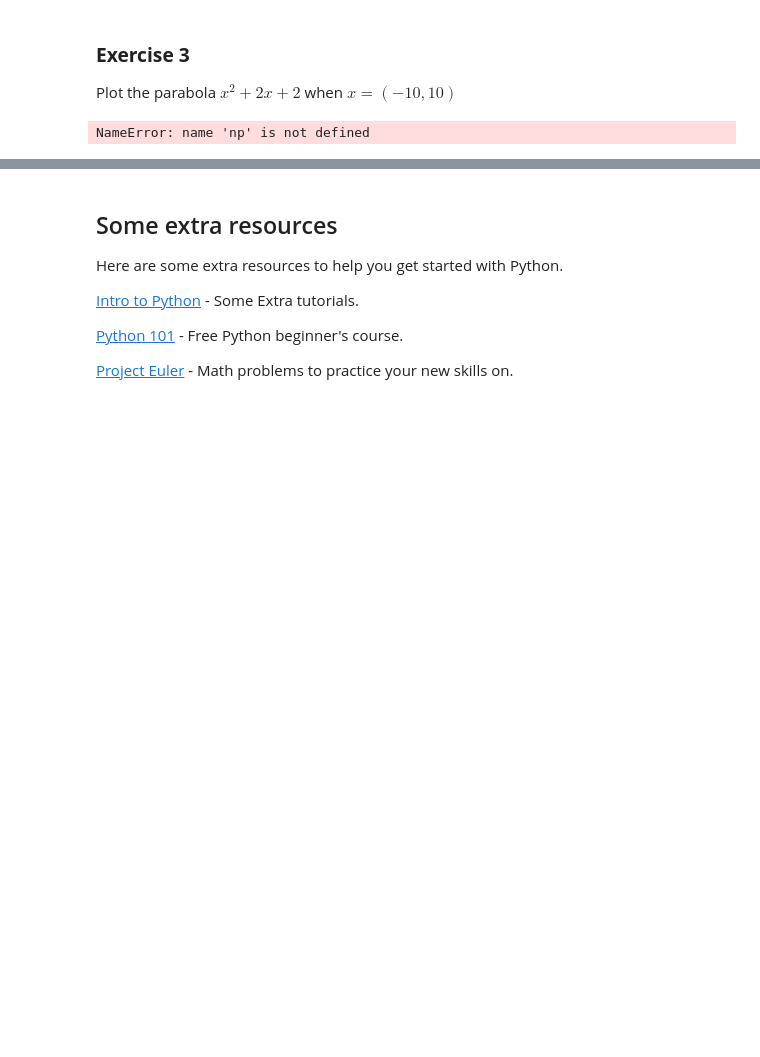
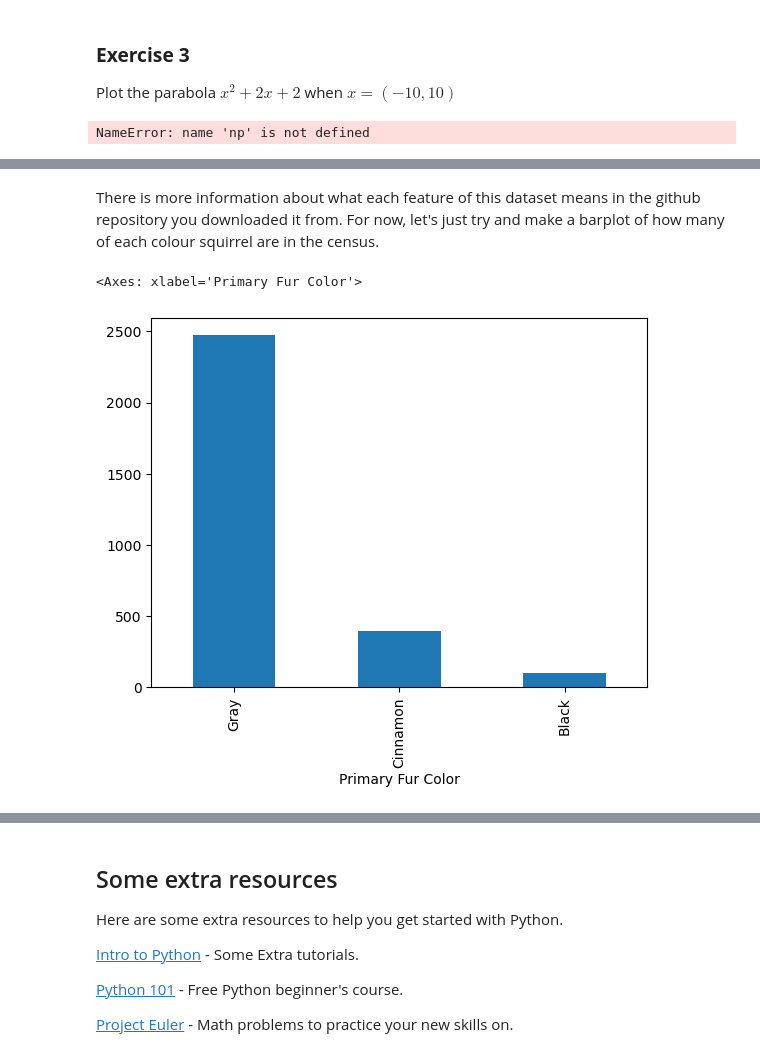
Before and after one commit to avakeeling199/intro-to-python, a Jupyter notebook: Worksheet COMPLETE.ipynb, the cells around one changed output, grey strips where cells are left out. Drawn from its saved outputs; the diff is of its cells as text; code cells hidden in the pictures; blank space fills up the shorter version.

```diff
--- a/Worksheet COMPLETE.ipynb
+++ b/Worksheet COMPLETE.ipynb
@@ -176,0 +183,5 @@ NameError: name 'np' is not defined
+# %%
+import pandas as pd
+
+# import the data as a dataframe
+squirrels = pd.read_csv('squirrel_data.csv')
@@ -176,0 +200,7 @@ NameError: name 'np' is not defined
+# %% [markdown]
+There is more information about what each feature of this dataset means in the github repository you downloaded it from. For now, let's just try and make a barplot of how many of each colour squirrel are in the census.
+# %%
+squirrels['Primary Fur Color'].value_counts().plot(kind = 'bar')
+# %% [output]
+<Axes: xlabel='Primary Fur Color'>
+[figure, added]
```
Also changed, not shown: parts of 7 cells of this notebook, 1 other file.
